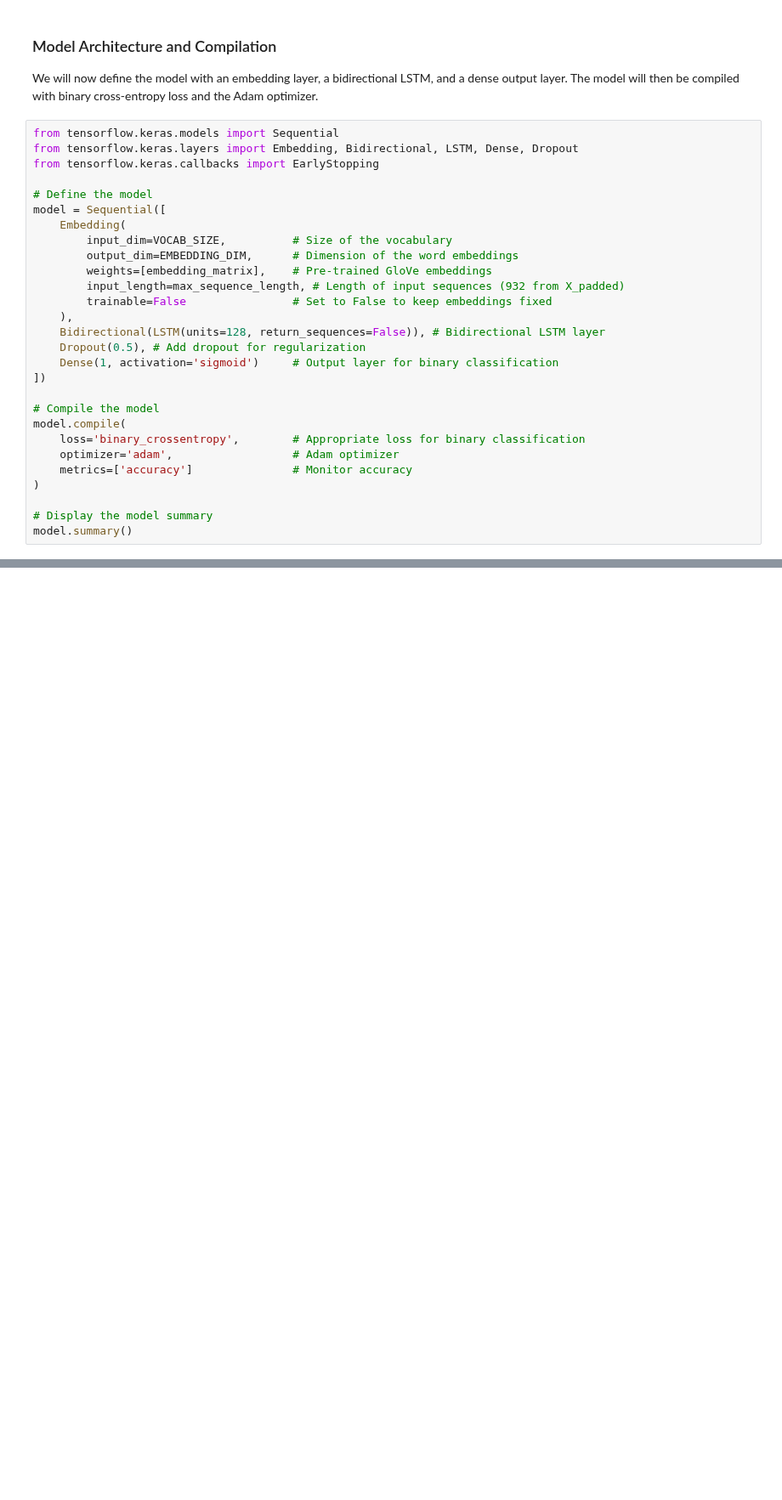
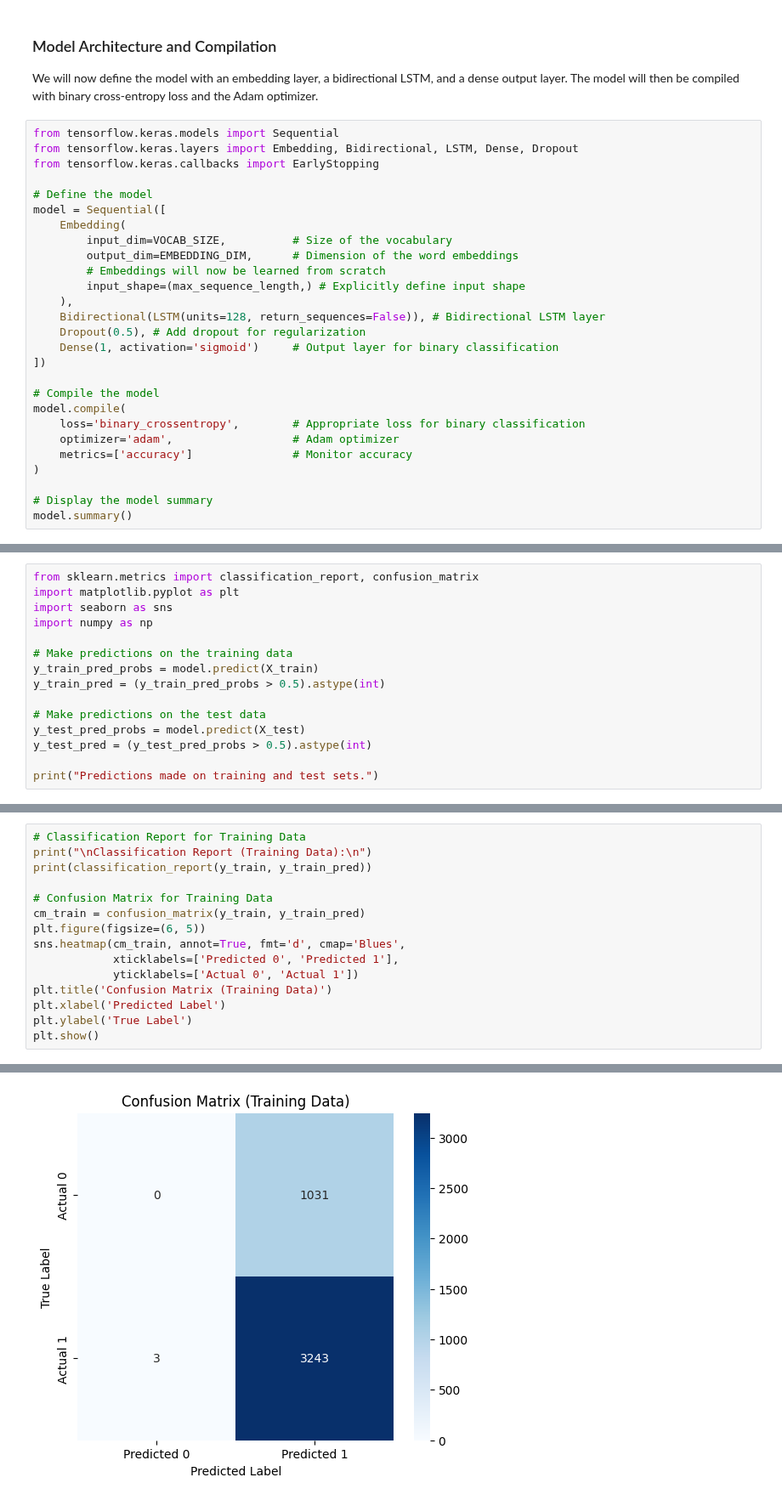
Before and after one commit to abilashkannanv/AIML, a Jupyter notebook: TrustCart_Phase2_Fake_Review_Detection1.ipynb, the cells around one changed output, grey strips where cells are left out. Shown at 85% size. Cells and saved outputs as stored; diff of their text form; blank space fills up the shorter version.

```diff
--- a/TrustCart_Phase2_Fake_Review_Detection1.ipynb
+++ b/TrustCart_Phase2_Fake_Review_Detection1.ipynb
@@ -345,9 +356,8 @@ model = Sequential([
     Embedding(
         input_dim=VOCAB_SIZE,          # Size of the vocabulary
         output_dim=EMBEDDING_DIM,      # Dimension of the word embeddings
-        weights=[embedding_matrix],    # Pre-trained GloVe embeddings
-        input_length=max_sequence_length, # Length of input sequences (932 from X_padded)
-        trainable=False                # Set to False to keep embeddings fixed
+        # Embeddings will now be learned from scratch
+        input_shape=(max_sequence_length,) # Explicitly define input shape
     ),
     Bidirectional(LSTM(units=128, return_sequences=False)), # Bidirectional LSTM layer
     Dropout(0.5), # Add dropout for regularization
@@ -406,0 +427,15 @@ Epoch 2/5
+# %%
+from sklearn.metrics import classification_report, confusion_matrix
+import matplotlib.pyplot as plt
+import seaborn as sns
+import numpy as np
+
+# Make predictions on the training data
+y_train_pred_probs = model.predict(X_train)
+y_train_pred = (y_train_pred_probs > 0.5).astype(int)
+
+# Make predictions on the test data
+y_test_pred_probs = model.predict(X_test)
+y_test_pred = (y_test_pred_probs > 0.5).astype(int)
+
+print("Predictions made on training and test sets.")
@@ -406,0 +448,16 @@ Epoch 2/5
+# %%
+# Classification Report for Training Data
+print("\nClassification Report (Training Data):\n")
+print(classification_report(y_train, y_train_pred))
+
+# Confusion Matrix for Training Data
+cm_train = confusion_matrix(y_train, y_train_pred)
+plt.figure(figsize=(6, 5))
+sns.heatmap(cm_train, annot=True, fmt='d', cmap='Blues',
+            xticklabels=['Predicted 0', 'Predicted 1'],
+            yticklabels=['Actual 0', 'Actual 1'])
+plt.title('Confusion Matrix (Training Data)')
+plt.xlabel('Predicted Label')
+plt.ylabel('True Label')
+plt.show()
+# %% [output]
@@ -406,0 +474 @@ Epoch 2/5
+[figure, added]
```
Also changed, not shown: parts of 38 cells of this notebook.
